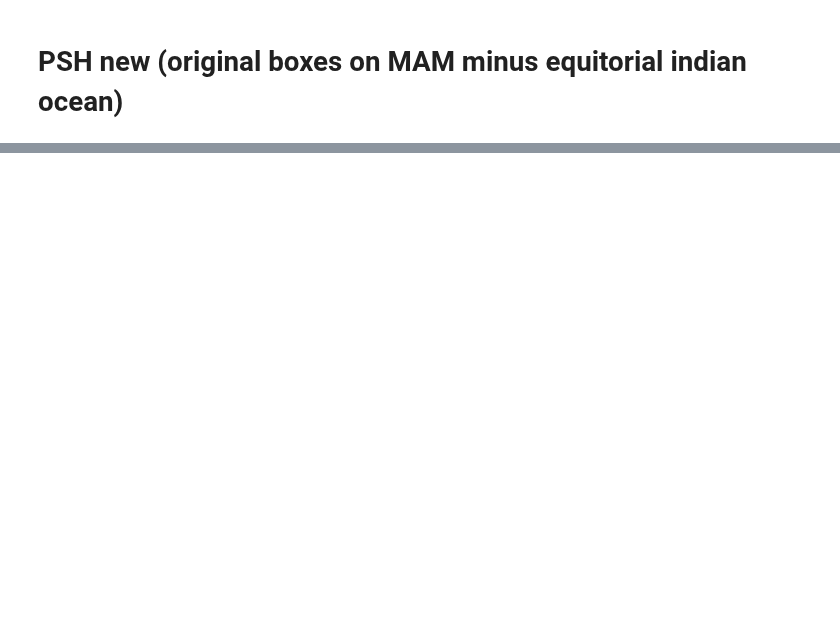
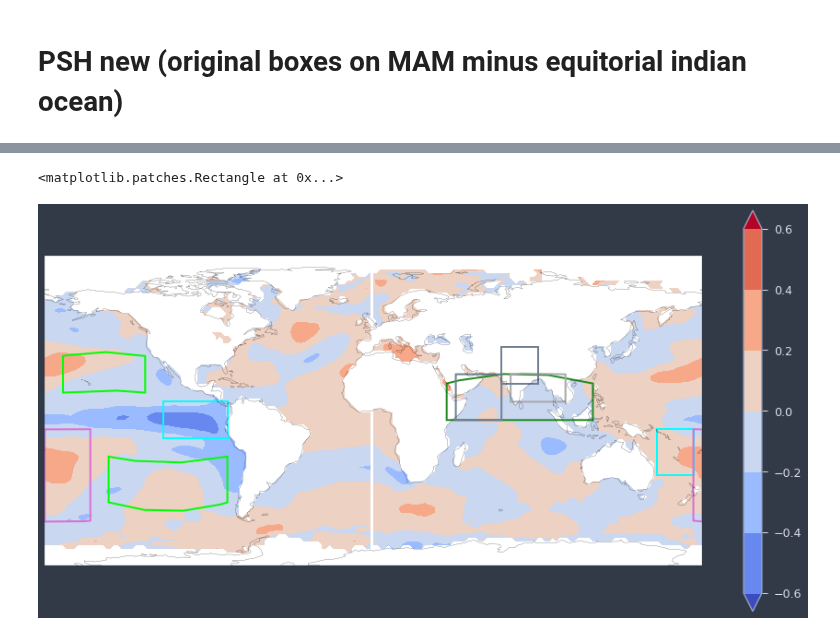
Before and after one commit to medhap02/AllIndiaRainfall, a Jupyter notebook: src/SubtractionCorrelations.ipynb, the cells around one changed output, grey strips where cells are left out. Saved outputs shown, nothing was run; the diff lists cells and outputs as text; code cells hidden in the pictures; blank space fills up the shorter version.

```diff
--- a/src/SubtractionCorrelations.ipynb
+++ b/src/SubtractionCorrelations.ipynb
@@ -832,0 +1420,37 @@ EQ india -0.2626843265394576
+# %%
+ax = plt.axes(projection=ccrs.PlateCarree())
+random_plot.plot.contourf(cmap='coolwarm', extend='both')
+ax.coastlines(color = 'black')
+
+#new EPT boxes
+ax.add_patch(mpatches.Rectangle(xy=[-115,-10], width=35, height=20, facecolor=None, edgecolor='aqua', fill = False, linewidth = 2, transform=ccrs.Geodetic()))
+#(10n-10s, 115-80w)
+ax.add_patch(mpatches.Rectangle(xy=[155,-30], width=20, height=25, facecolor=None, edgecolor='aqua', fill = False, linewidth = 2, transform=ccrs.Geodetic()))
+#(5-30s, 155-175e)
+
+# new CPT boxes
+ax.add_patch(mpatches.Rectangle(xy=[175,-55], width=30, height=50, facecolor=None, edgecolor='orchid', fill = False, linewidth = 2, transform=ccrs.Geodetic()))
+#(55-5s, 175e-155w)
+
+#PSH shifted new boxes
+ax.add_patch(mpatches.Rectangle(xy=[-145,-45], width=65, height=25, facecolor=None, edgecolor='lime', fill = False, linewidth = 2, transform=ccrs.Geodetic()))
+#(20-45s, 145-80w)
+ax.add_patch(mpatches.Rectangle(xy=[-170,15], width=45, height=20, facecolor=None, edgecolor='lime', fill = False, linewidth = 2, transform=ccrs.Geodetic()))
+#(15-35n, 170-125w)
+
+# PSH india
+ax.add_patch(mpatches.Rectangle(xy=[40,0], width=80, height=20, facecolor=None, edgecolor='forestgreen', fill = False, linewidth = 2, transform=ccrs.Geodetic()))
+#(0-20n, 40-120e)
+
+#MSE 1
+ax.add_patch(mpatches.Rectangle(xy=[75,10], width=30, height=15, facecolor=None, edgecolor='darkgray', fill = False, linewidth = 2, transform=ccrs.Geodetic()))
+#(10-25n, 75-105e)
+
+# MSE 2
+ax.add_patch(mpatches.Rectangle(xy=[45,0], width=25, height=25, facecolor=None, edgecolor='slategray', fill = False, linewidth = 2, transform=ccrs.Geodetic()))
+#(0-25n, 45-70e)
+ax.add_patch(mpatches.Rectangle(xy=[70,20], width=20, height=20, facecolor=None, edgecolor='slategray', fill = False, linewidth = 2, transform=ccrs.Geodetic()))
+#(20-40n, 70-90e)
+# %% [output]
+<matplotlib.patches.Rectangle at 0x...>
+[figure, added]
```
Also changed, not shown: parts of 28 cells of this notebook.
